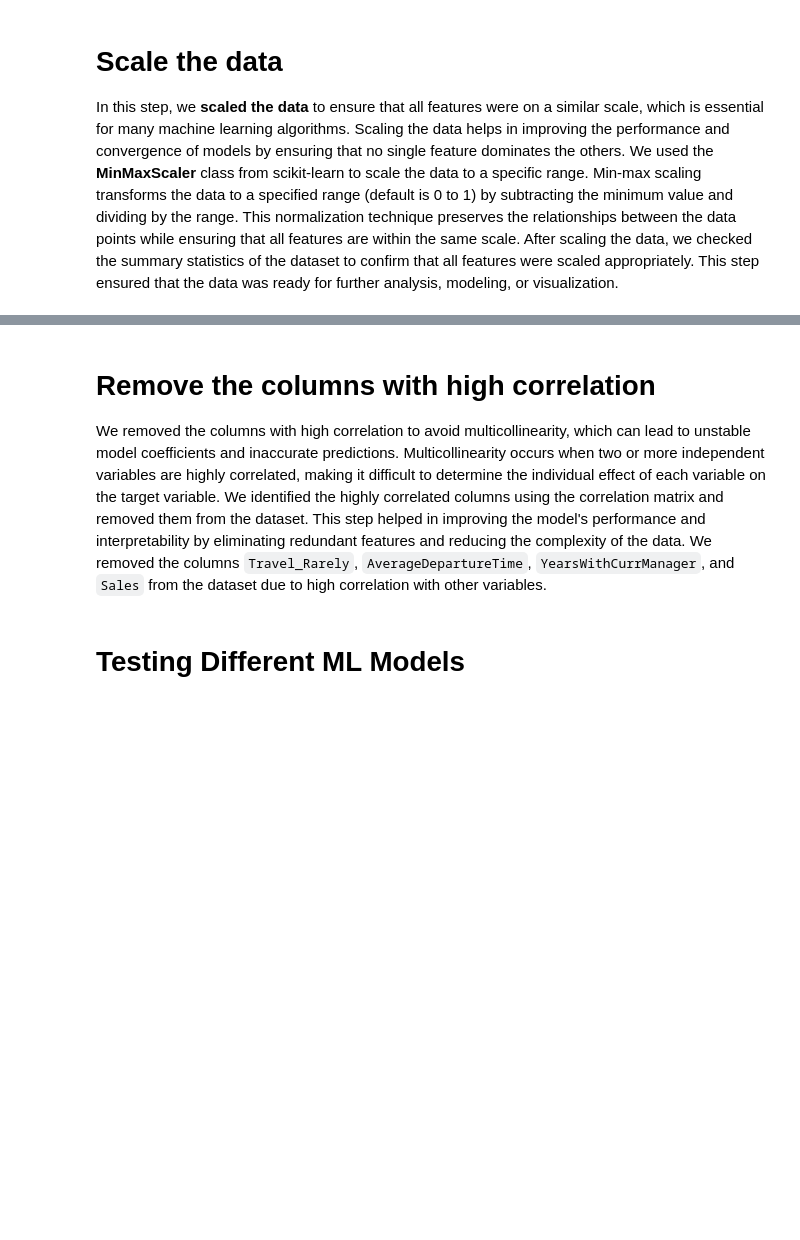
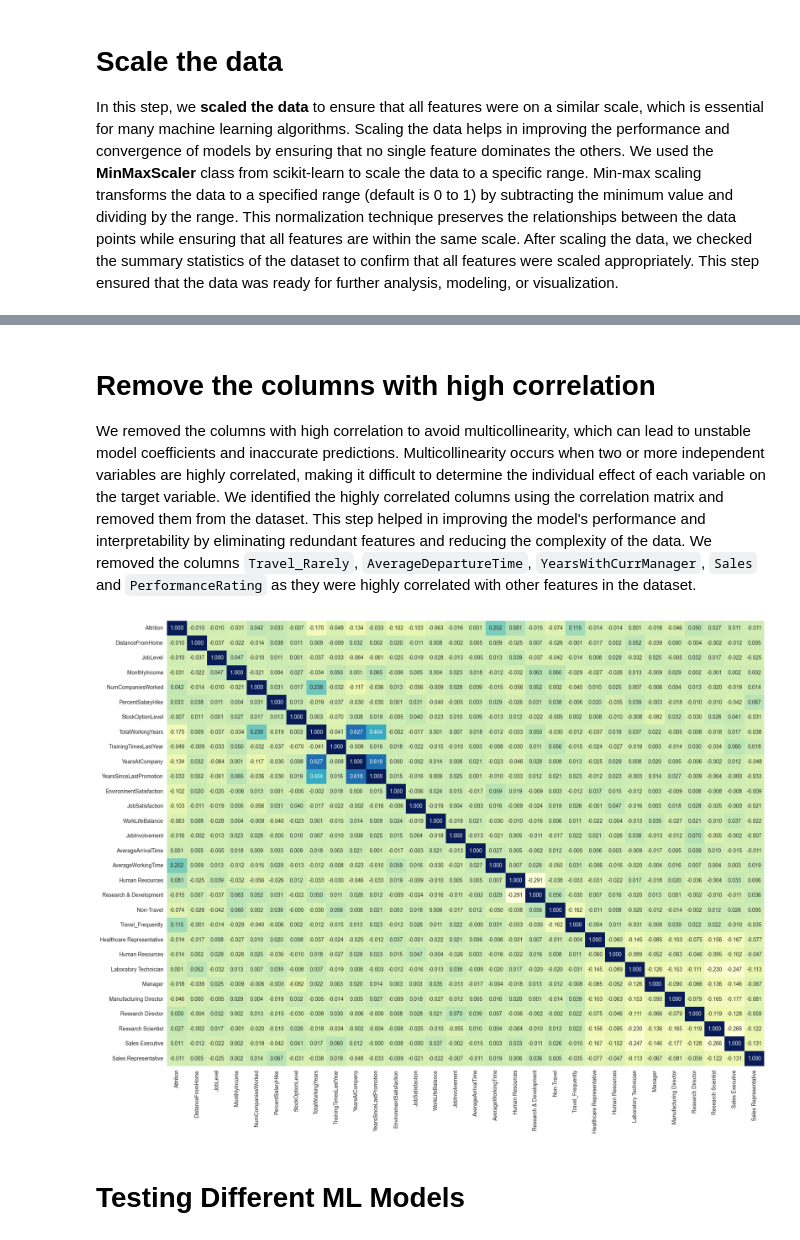
Before and after one commit to En0ri4n/AI-Project, a Jupyter notebook: Project_AI_Group_1.ipynb, the cells around one changed output, grey strips where cells are left out. Cells and saved outputs as stored; diff of their text form; code cells hidden in the pictures; blank space fills up the shorter version.

```diff
--- a/Project_AI_Group_1.ipynb
+++ b/Project_AI_Group_1.ipynb
@@ -107,10 +107,16 @@ def find_outliers_iqr(series):
     outliers = (series < lower_bound) | (series > upper_bound)
     return outliers
 
-def cap_outliers_in_dataframe(df):
+def cap_outliers_in_dataframe(df, excluded_columns=None):
     df = df.copy()
 
+    if not remove_outliers:
+        return df
+
     for column in df.columns:
+        if excluded_columns and column in excluded_columns:
+            continue
+
         if np.issubdtype(df[column].dtype, np.number):  # Check if the column contains numeric data
             outliers = find_outliers_iqr(df[column])
 
@@ -250,15 +350,18 @@ display_correlation_matrix(full_employee_data)
 
 We removed the columns with high correlation to avoid multicollinearity, which can lead to unstable model coefficients and inaccurate predictions. Multicollinearity occurs when two or more independent variables are highly correlated, making it difficult to determine the individual effect of each variable on the target variable.
 We identified the highly correlated columns using the correlation matrix and removed them from the dataset. This step helped in improving the model's performance and interpretability by eliminating redundant features and reducing the complexity of the data.
-We removed the columns `Travel_Rarely`, `AverageDepartureTime`, `YearsWithCurrManager`, and `Sales` from the dataset due to high correlation with other variables.
+We removed the columns `Travel_Rarely`, `AverageDepartureTime`, `YearsWithCurrManager`, `Sales` and `PerformanceRating` as they were highly correlated with other features in the dataset.
 # %%
 # Remove the columns with high correlation
 full_employee_data = full_employee_data.drop("Travel_Rarely", axis=1)
 full_employee_data = full_employee_data.drop("AverageDepartureTime", axis=1)
 full_employee_data = full_employee_data.drop("YearsWithCurrManager", axis=1)
 full_employee_data = full_employee_data.drop("Sales", axis=1)
+full_employee_data = full_employee_data.drop("PerformanceRating", axis=1)
 
 display_correlation_matrix(full_employee_data)
+# %% [output]
+[figure, added]
 # %%
 full_employee_data.to_csv('full_employee_data_cleaned.csv', index=False)
 # %% [markdown]
```
Also changed, not shown: parts of 34 cells of this notebook, 3 other files.
